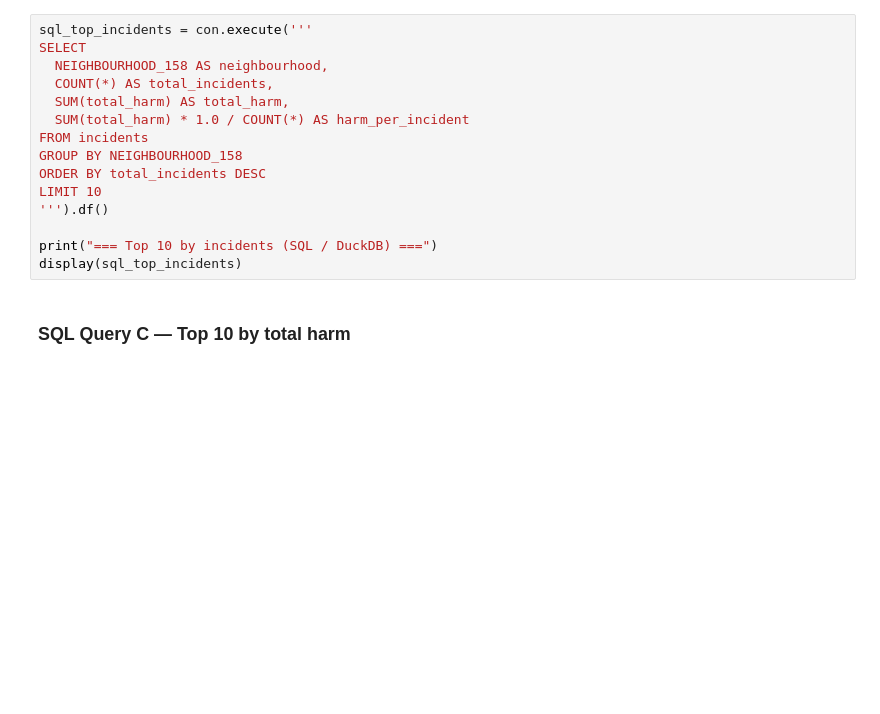
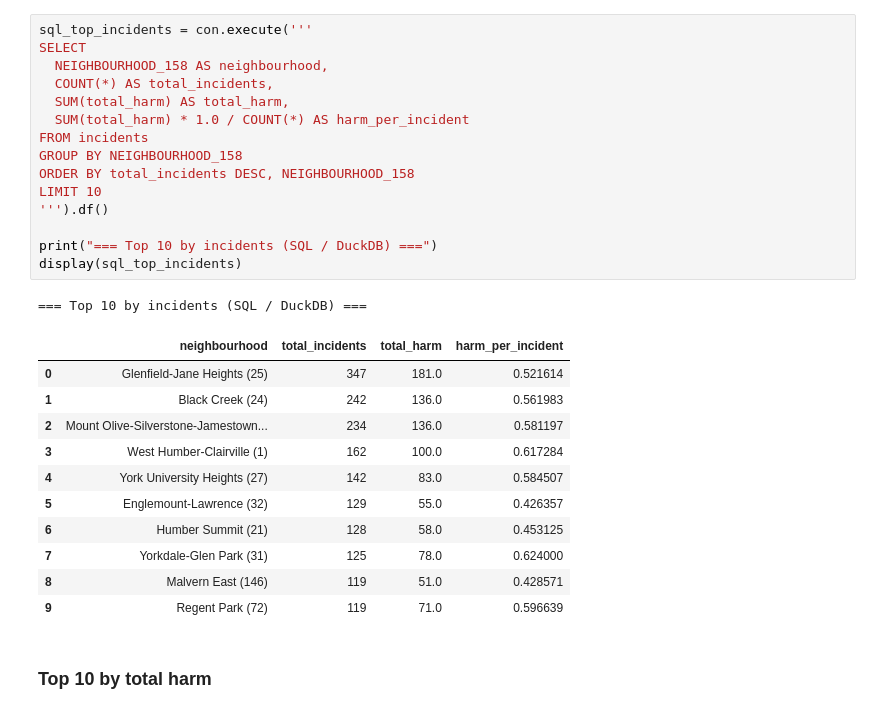
Before and after one commit to 5781mahmood/cct416-firearm-analysis, a Jupyter notebook: Toronto_Firearm_Analysis_Code.ipynb, the cells around one changed output. Cells and saved outputs as stored; diff of their text form; blank space fills up the shorter version.

```diff
--- a/Toronto_Firearm_Analysis_Code.ipynb
+++ b/Toronto_Firearm_Analysis_Code.ipynb
@@ -408,20 +503,33 @@ LIMIT 10;                       -- keep only the first 10 rows after sorting
 # %%
 sql_top_incidents = con.execute('''
 SELECT
   NEIGHBOURHOOD_158 AS neighbourhood,
   COUNT(*) AS total_incidents,
   SUM(total_harm) AS total_harm,
   SUM(total_harm) * 1.0 / COUNT(*) AS harm_per_incident
 FROM incidents
 GROUP BY NEIGHBOURHOOD_158
-ORDER BY total_incidents DESC
+ORDER BY total_incidents DESC, NEIGHBOURHOOD_158
 LIMIT 10
 ''').df()
 
 print("=== Top 10 by incidents (SQL / DuckDB) ===")
 display(sql_top_incidents)
+# %% [output]
+=== Top 10 by incidents (SQL / DuckDB) ===
+|  | neighbourhood | total_incidents | total_harm | harm_per_incident |
+| 0 | Glenfield-Jane Heights (25) | 347 | 181.0 | 0.521614 |
+| 1 | Black Creek (24) | 242 | 136.0 | 0.561983 |
+| 2 | Mount Olive-Silverstone-Jamestown... | 234 | 136.0 | 0.581197 |
+| 3 | West Humber-Clairville (1) | 162 | 100.0 | 0.617284 |
+| 4 | York University Heights (27) | 142 | 83.0 | 0.584507 |
+| 5 | Englemount-Lawrence (32) | 129 | 55.0 | 0.426357 |
+| 6 | Humber Summit (21) | 128 | 58.0 | 0.453125 |
+| 7 | Yorkdale-Glen Park (31) | 125 | 78.0 | 0.624000 |
+| 8 | Malvern East (146) | 119 | 51.0 | 0.428571 |
+| 9 | Regent Park (72) | 119 | 71.0 | 0.596639 |
 # %% [markdown]
-### SQL Query C — Top 10 by total harm
+### Top 10 by total harm
 # %%
 sql_top_harm = con.execute('''
 SELECT
```
Also changed, not shown: parts of 53 cells of this notebook, 1 other file.
